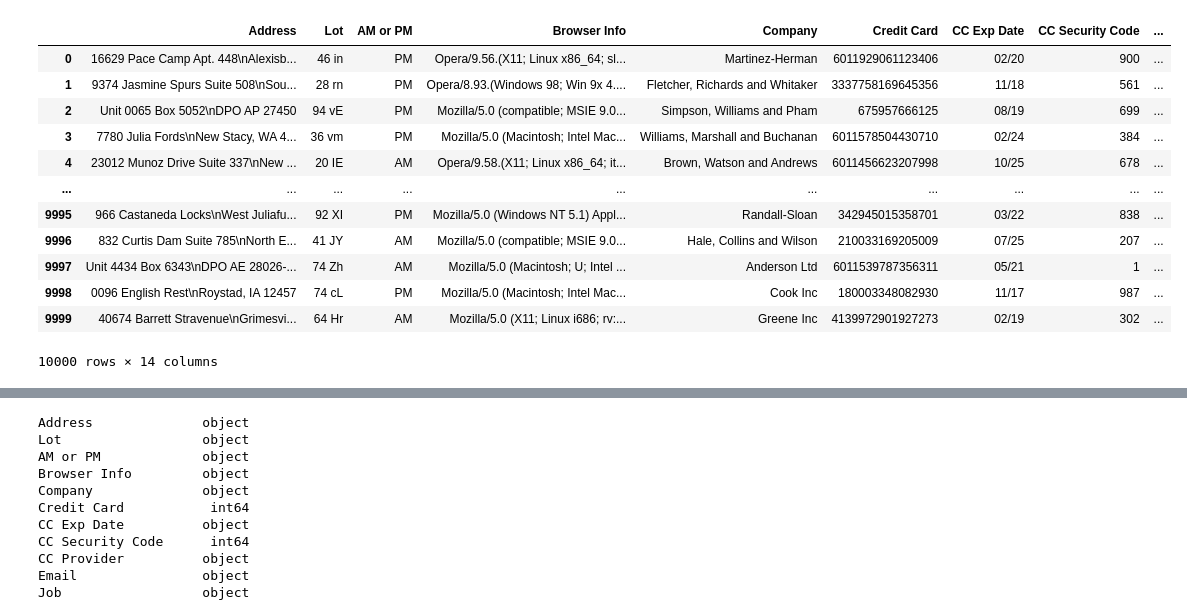
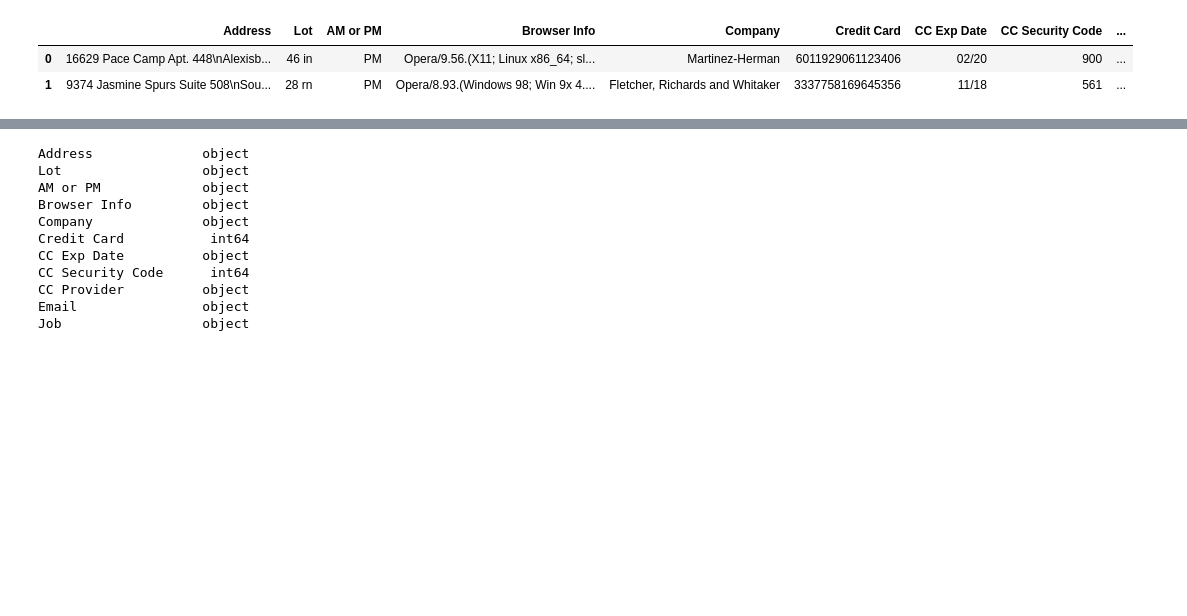
Before and after one commit to ANALYSTDIKSHA/ecommerce-project, a Jupyter notebook: ecommerce full project-2.ipynb, the cells around one changed output, grey strips where cells are left out. Cells and saved outputs as stored; diff of their text form; code cells hidden in the pictures; blank space fills up the shorter version.

```diff
--- a/ecommerce full project-2.ipynb
+++ b/ecommerce full project-2.ipynb
@@ -7,18 +7,8 @@ import seaborn as sns
 %matplotlib inline
 # %%
 df = pd.read_csv("Ecommerce Purchases")
-df
+df.head(2)
 # %% [output]
 |  | Address | Lot | AM or PM | Browser Info | Company | Credit Card | CC Exp Date | CC Security Code | ... |
 | 0 | 16629 Pace Camp Apt. 448\nAlexisb... | 46 in | PM | Opera/9.56.(X11; Linux x86_64; sl... | Martinez-Herman | 6011929061123406 | 02/20 | 900 | ... |
 | 1 | 9374 Jasmine Spurs Suite 508\nSou... | 28 rn | PM | Opera/8.93.(Windows 98; Win 9x 4.... | Fletcher, Richards and Whitaker | 3337758169645356 | 11/18 | 561 | ... |
-| 2 | Unit 0065 Box 5052\nDPO AP 27450 | 94 vE | PM | Mozilla/5.0 (compatible; MSIE 9.0... | Simpson, Williams and Pham | 675957666125 | 08/19 | 699 | ... |
-| 3 | 7780 Julia Fords\nNew Stacy, WA 4... | 36 vm | PM | Mozilla/5.0 (Macintosh; Intel Mac... | Williams, Marshall and Buchanan | 6011578504430710 | 02/24 | 384 | ... |
-| 4 | 23012 Munoz Drive Suite 337\nNew ... | 20 IE | AM | Opera/9.58.(X11; Linux x86_64; it... | Brown, Watson and Andrews | 6011456623207998 | 10/25 | 678 | ... |
-| ... | ... | ... | ... | ... | ... | ... | ... | ... | ... |
-| 9995 | 966 Castaneda Locks\nWest Juliafu... | 92 XI | PM | Mozilla/5.0 (Windows NT 5.1) Appl... | Randall-Sloan | 342945015358701 | 03/22 | 838 | ... |
-| 9996 | 832 Curtis Dam Suite 785\nNorth E... | 41 JY | AM | Mozilla/5.0 (compatible; MSIE 9.0... | Hale, Collins and Wilson | 210033169205009 | 07/25 | 207 | ... |
-| 9997 | Unit 4434 Box 6343\nDPO AE 28026-... | 74 Zh | AM | Mozilla/5.0 (Macintosh; U; Intel ... | Anderson Ltd | 6011539787356311 | 05/21 | 1 | ... |
-| 9998 | 0096 English Rest\nRoystad, IA 12457 | 74 cL | PM | Mozilla/5.0 (Macintosh; Intel Mac... | Cook Inc | 180003348082930 | 11/17 | 987 | ... |
-| 9999 | 40674 Barrett Stravenue\nGrimesvi... | 64 Hr | AM | Mozilla/5.0 (X11; Linux i686; rv:... | Greene Inc | 4139972901927273 | 02/19 | 302 | ... |
-10000 rows × 14 columns
```
Also changed, not shown: parts of 20 cells of this notebook.
